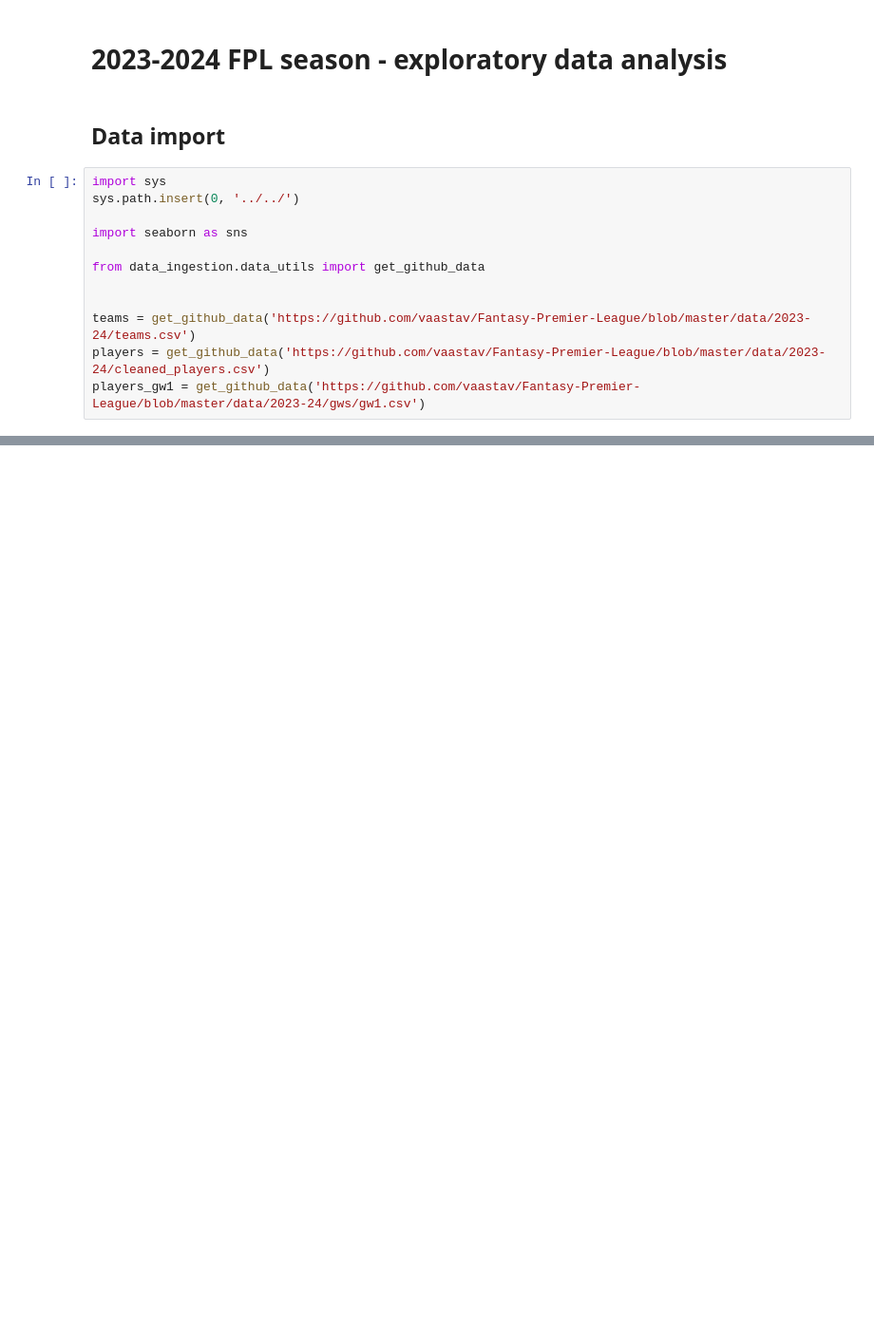
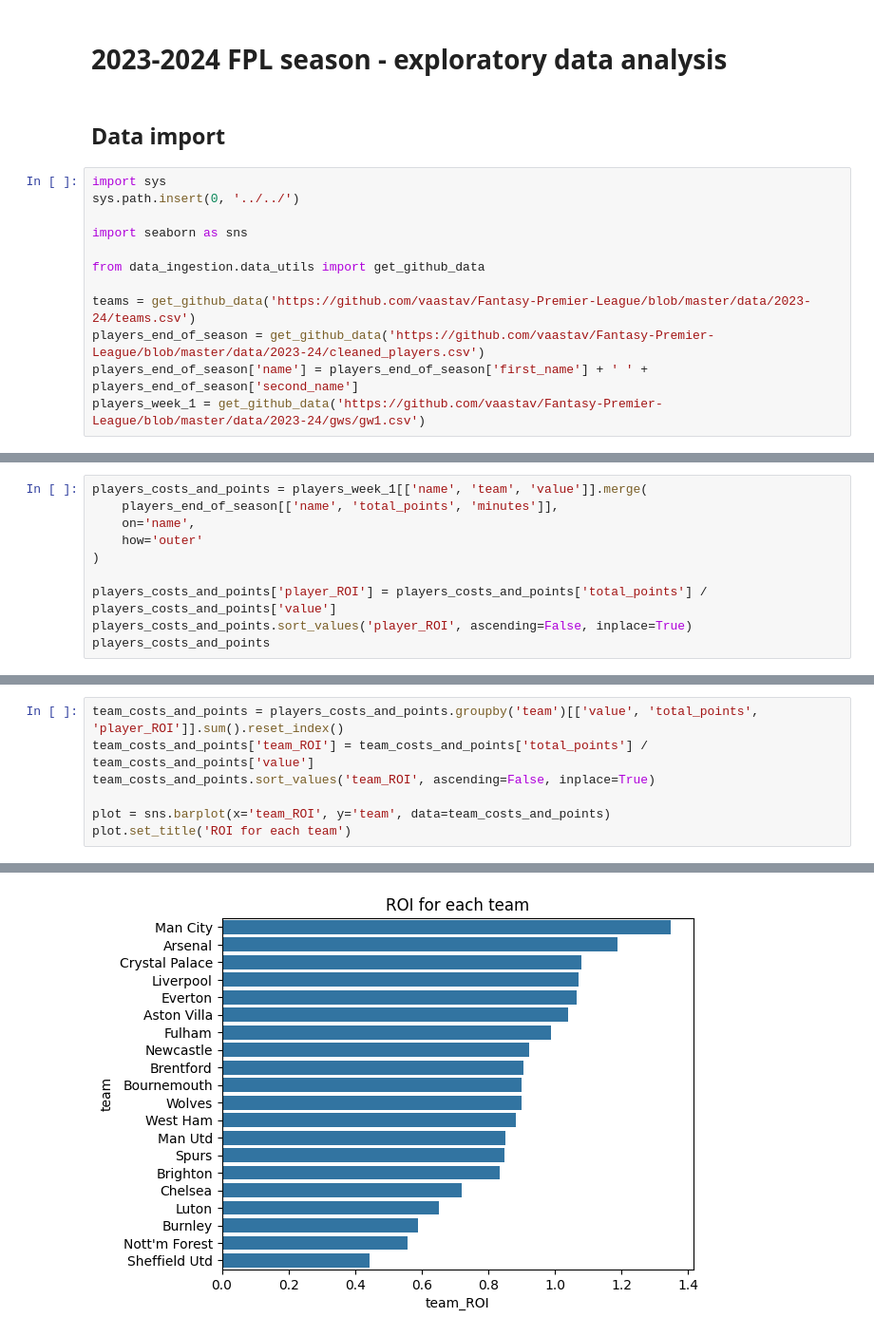
Before and after one commit to alfie1906/fantasy-premier-league, a Jupyter notebook: exploration/24-25/past_season_eda.ipynb, the cells around one changed output, grey strips where cells are left out. Shown: that part at 95% size. Drawn from its saved outputs; the diff is of its cells as text; blank space fills up the shorter version.

```diff
--- a/exploration/24-25/past_season_eda.ipynb
+++ b/exploration/24-25/past_season_eda.ipynb
@@ -10,7 +10,7 @@ import seaborn as sns
 
 from data_ingestion.data_utils import get_github_data
 
-
 teams = get_github_data('https://github.com/vaastav/Fantasy-Premier-League/blob/master/data/2023-24/teams.csv')
-players = get_github_data('https://github.com/vaastav/Fantasy-Premier-League/blob/master/data/2023-24/cleaned_players.csv')
-players_gw1 = get_github_data('https://github.com/vaastav/Fantasy-Premier-League/blob/master/data/2023-24/gws/gw1.csv')
+players_end_of_season = get_github_data('https://github.com/vaastav/Fantasy-Premier-League/blob/master/data/2023-24/cleaned_players.csv')
+players_end_of_season['name'] = players_end_of_season['first_name'] + ' ' + players_end_of_season['second_name']
+players_week_1 = get_github_data('https://github.com/vaastav/Fantasy-Premier-League/blob/master/data/2023-24/gws/gw1.csv')
@@ -42,0 +21,10 @@ shape: (5, 19)
+# %%
+players_costs_and_points = players_week_1[['name', 'team', 'value']].merge(
+    players_end_of_season[['name', 'total_points', 'minutes']],
+    on='name',
+    how='outer'
+)
+
+players_costs_and_points['player_ROI'] = players_costs_and_points['total_points'] / players_costs_and_points['value']
+players_costs_and_points.sort_values('player_ROI', ascending=False, inplace=True)
+players_costs_and_points
@@ -42,0 +35,8 @@ shape: (5, 19)
+# %%
+team_costs_and_points = players_costs_and_points.groupby('team')[['value', 'total_points', 'player_ROI']].sum().reset_index()
+team_costs_and_points['team_ROI'] = team_costs_and_points['total_points'] / team_costs_and_points['value']
+team_costs_and_points.sort_values('team_ROI', ascending=False, inplace=True)
+
+plot = sns.barplot(x='team_ROI', y='team', data=team_costs_and_points)
+plot.set_title('ROI for each team')
+# %% [output]
@@ -42,0 +44 @@ shape: (5, 19)
+[figure, added]
```
Also changed, not shown: parts of 16 cells of this notebook.
